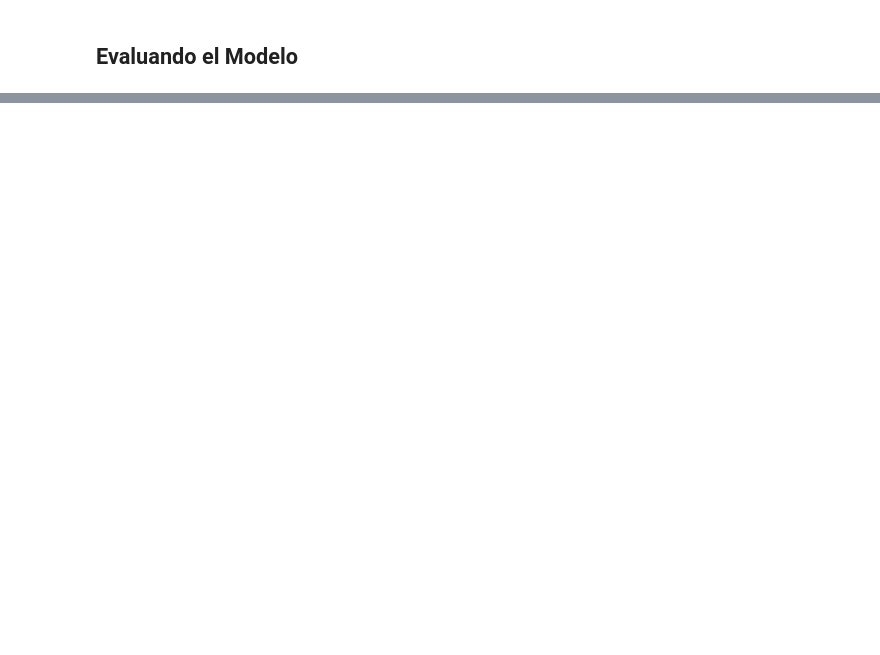
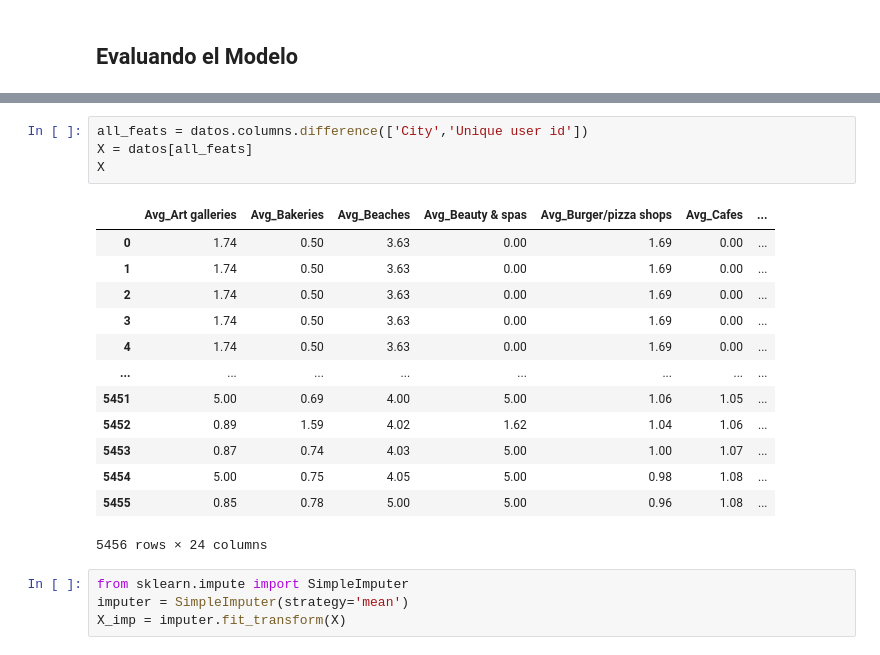
Before and after one commit to gabrielaaguiv5/ProjectI, a Jupyter notebook: notebooks/V1_eda_overview.ipynb, the cells around one changed output, grey strips where cells are left out. Drawn from its saved outputs; the diff is of its cells as text; blank space fills up the shorter version.

```diff
--- a/notebooks/V1_eda_overview.ipynb
+++ b/notebooks/V1_eda_overview.ipynb
@@ -918,0 +744,22 @@ plt.show()
+# %%
+all_feats = datos.columns.difference(['City','Unique user id'])
+X = datos[all_feats]
+X
+# %% [output]
+|  | Avg_Art galleries | Avg_Bakeries | Avg_Beaches | Avg_Beauty & spas | Avg_Burger/pizza shops | Avg_Cafes | ... |
+| 0 | 1.74 | 0.50 | 3.63 | 0.00 | 1.69 | 0.00 | ... |
+| 1 | 1.74 | 0.50 | 3.63 | 0.00 | 1.69 | 0.00 | ... |
+| 2 | 1.74 | 0.50 | 3.63 | 0.00 | 1.69 | 0.00 | ... |
+| 3 | 1.74 | 0.50 | 3.63 | 0.00 | 1.69 | 0.00 | ... |
+| 4 | 1.74 | 0.50 | 3.63 | 0.00 | 1.69 | 0.00 | ... |
+| ... | ... | ... | ... | ... | ... | ... | ... |
+| 5451 | 5.00 | 0.69 | 4.00 | 5.00 | 1.06 | 1.05 | ... |
+| 5452 | 0.89 | 1.59 | 4.02 | 1.62 | 1.04 | 1.06 | ... |
+| 5453 | 0.87 | 0.74 | 4.03 | 5.00 | 1.00 | 1.07 | ... |
+| 5454 | 5.00 | 0.75 | 4.05 | 5.00 | 0.98 | 1.08 | ... |
+| 5455 | 0.85 | 0.78 | 5.00 | 5.00 | 0.96 | 1.08 | ... |
+5456 rows × 24 columns
+# %%
+from sklearn.impute import SimpleImputer
+imputer = SimpleImputer(strategy='mean')
+X_imp = imputer.fit_transform(X)
```
Also changed, not shown: parts of 37 cells of this notebook.
